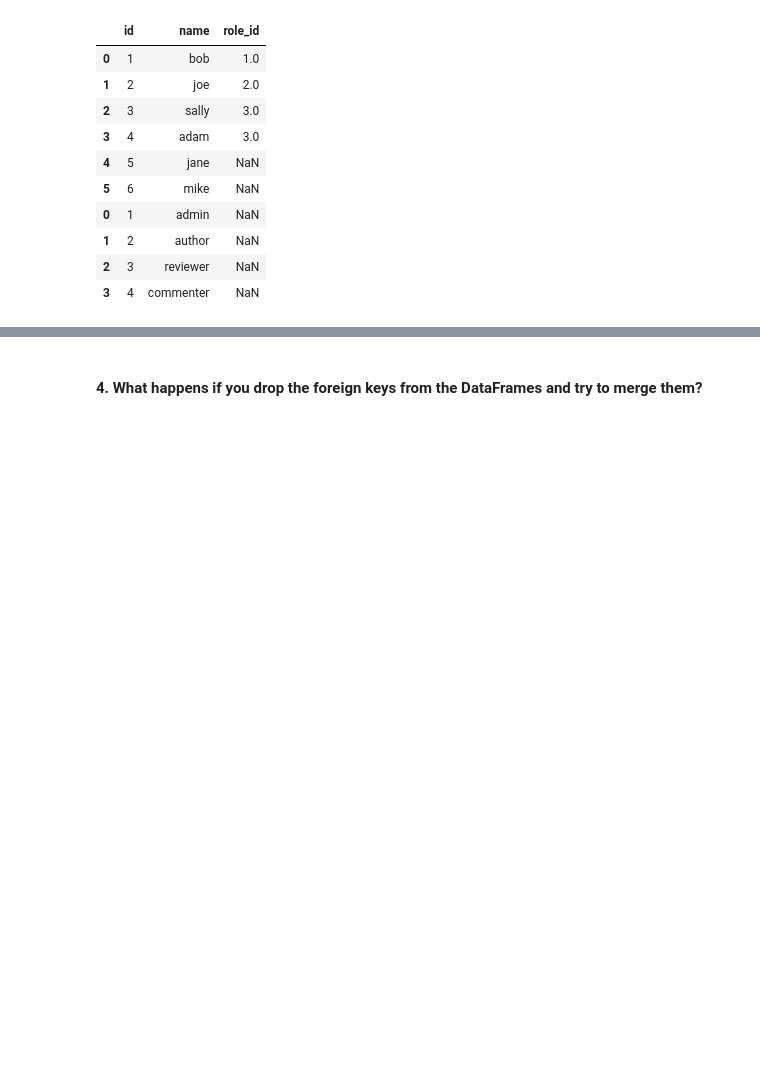
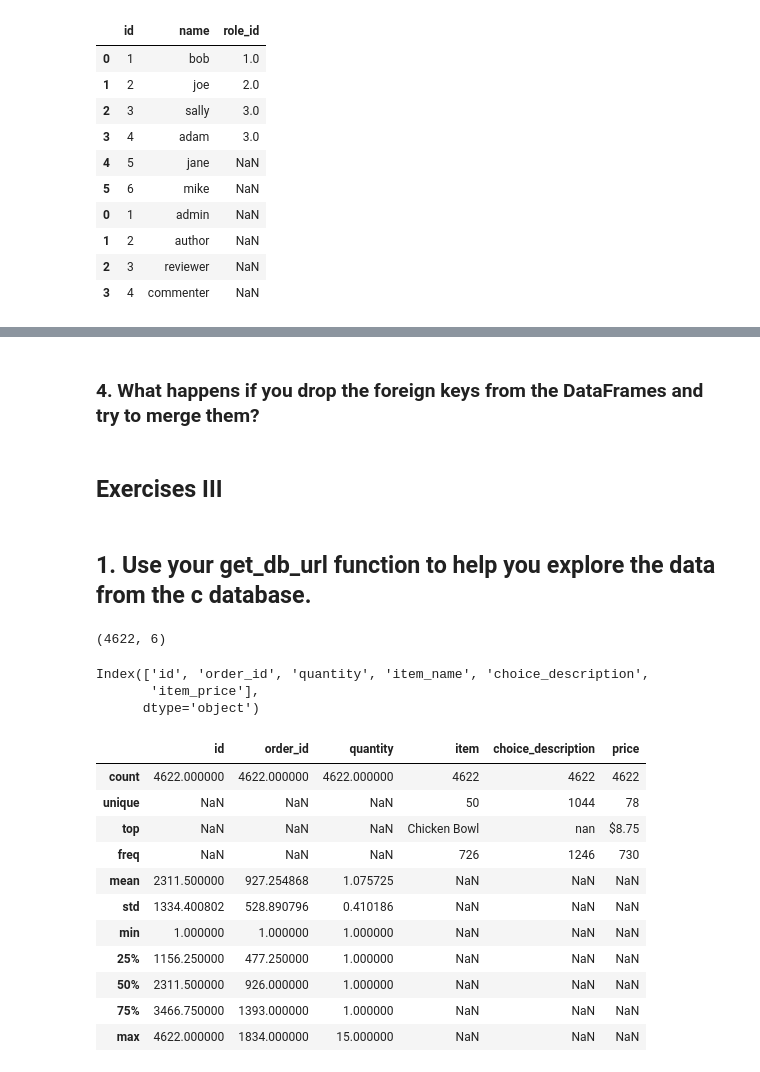
Before and after one commit to Severina7/numpy-pandas-visualization-exercises, a Jupyter notebook: advanced_dataframes.ipynb, the cells around one changed output, grey strips where cells are left out. Drawn from its saved outputs; the diff is of its cells as text; code cells hidden in the pictures; blank space fills up the shorter version.

Commit message:
advanced dataframes unfinished and a draft file

```diff
--- a/advanced_dataframes.ipynb
+++ b/advanced_dataframes.ipynb
@@ -161,2 +163,36 @@ pd.concat([users, roles], axis=0)
 # %% [markdown]
-#### 4. What happens if you drop the foreign keys from the DataFrames and try to merge them?
+### 4. What happens if you drop the foreign keys from the DataFrames and try to merge them?
+# %% [markdown]
+## Exercises III
+# %% [markdown]
+## 1. Use your get_db_url function to help you explore the data from the c database.
+# %%
+url = get_db_url('chipotle')
+sql = """
+SELECT * FROM orders
+"""
+oc = pd.read_sql(sql, url)
+oc.shape
+# %% [output]
+(4622, 6)
+# %%
+oc.columns
+# %% [output]
+Index(['id', 'order_id', 'quantity', 'item_name', 'choice_description',
+       'item_price'],
+      dtype='object')
+# %%
+oc.describe(include='all')
+# %% [output]
+|  | id | order_id | quantity | item | choice_description | price |
+| count | 4622.000000 | 4622.000000 | 4622.000000 | 4622 | 4622 | 4622 |
+| unique | NaN | NaN | NaN | 50 | 1044 | 78 |
+| top | NaN | NaN | NaN | Chicken Bowl | nan | $8.75 |
+| freq | NaN | NaN | NaN | 726 | 1246 | 730 |
+| mean | 2311.500000 | 927.254868 | 1.075725 | NaN | NaN | NaN |
+| std | 1334.400802 | 528.890796 | 0.410186 | NaN | NaN | NaN |
+| min | 1.000000 | 1.000000 | 1.000000 | NaN | NaN | NaN |
+| 25% | 1156.250000 | 477.250000 | 1.000000 | NaN | NaN | NaN |
+| 50% | 2311.500000 | 926.000000 | 1.000000 | NaN | NaN | NaN |
+| 75% | 3466.750000 | 1393.000000 | 1.000000 | NaN | NaN | NaN |
+| max | 4622.000000 | 1834.000000 | 15.000000 | NaN | NaN | NaN |
```
Also changed, not shown: parts of 25 cells of this notebook, 1 other file.
